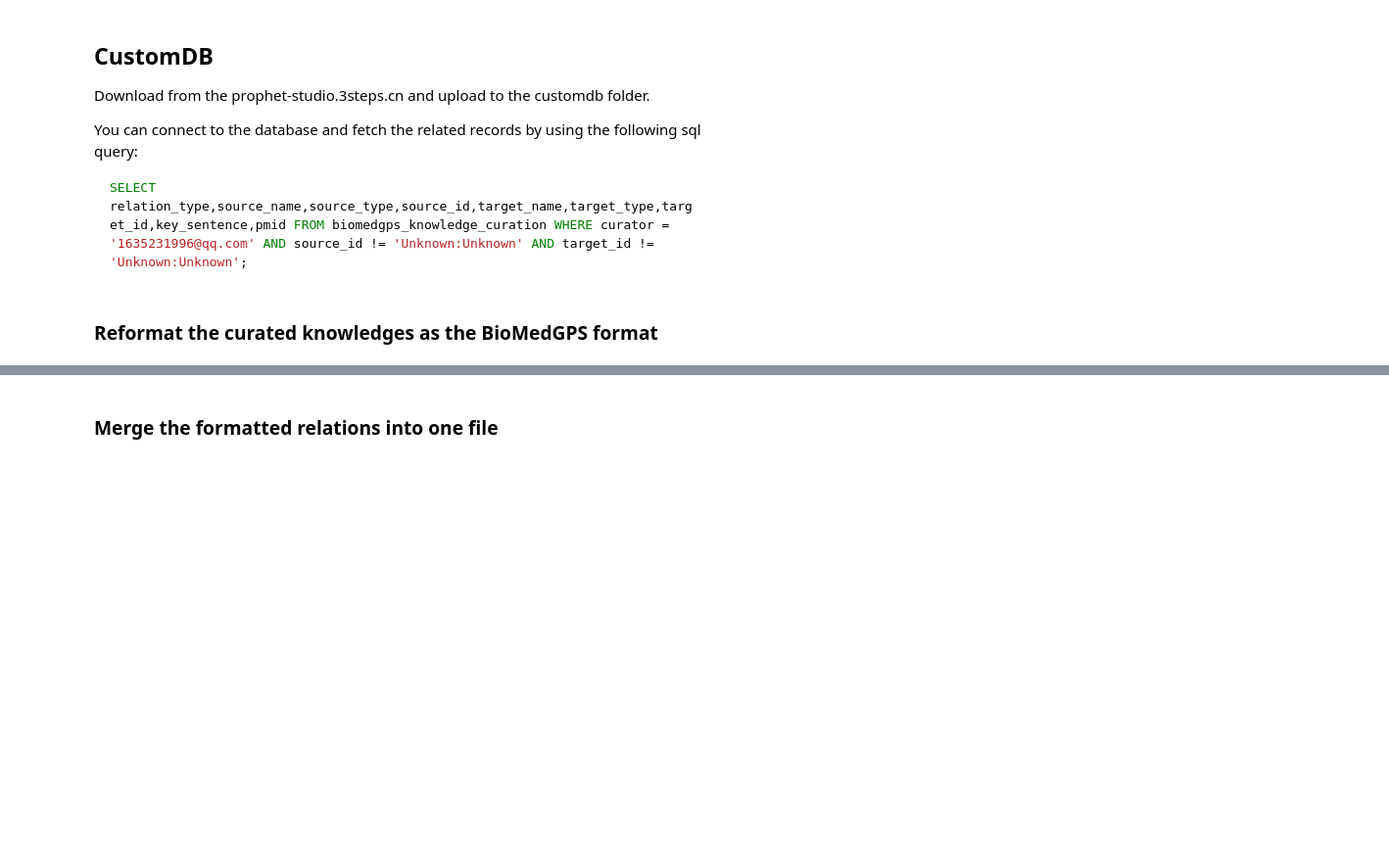
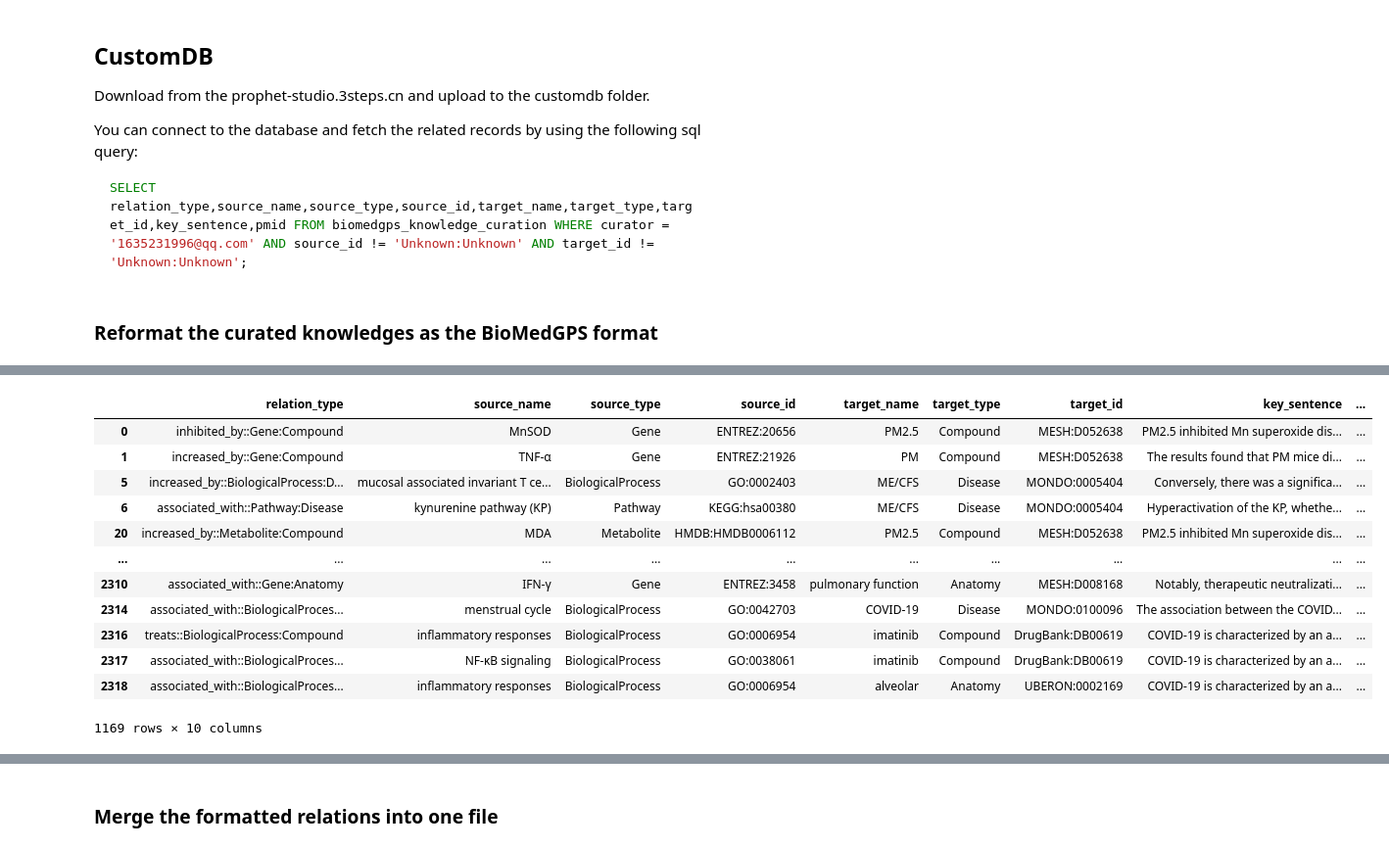
Before and after one commit to open-prophetdb/biomedgps-data, a Jupyter notebook: graph_data/relations/customdb/main.ipynb, the cells around one changed output, grey strips where cells are left out. Shown at 98% size. Drawn from its saved outputs; the diff is of its cells as text; code cells hidden in the pictures; blank space fills up the shorter version.

```diff
--- a/graph_data/relations/customdb/main.ipynb
+++ b/graph_data/relations/customdb/main.ipynb
@@ -96,3 +275,54 @@ print(invalid_relations["relation_type"].unique())
+# %%
+#custom_20240329v
+relation_type_map = {
+    "increased_by::BiologicalProcess:Disease": "BioMedGPS::E+::Disease:BiologicalProcess",
+    "associated_with::Pathway:Disease": "BioMedGPS::AssociatedWith::Pathway:Disease",
+    "reduced_by::BiologicalProcess:Disease": "BioMedGPS::E-::Disease:BiologicalProcess",
+    "reduced_by::Gene:Disease": "Hetionet::DdG::Disease:Gene",
+    "associated_with::Compound:Disease": "GNBR::C::Compound:Disease",
+    "associated_with::Symptom:Disease": "HSDN::has_symptom::Disease:Symptom",
+    "associated_with::Phenotype:Disease": "HSDN::has_phenotype::Disease:Phenotype",
+    "associated_with::Metabolite:Disease": "BioMedGPS::AssociatedWith::Metabolite:Disease",
+    "associated_with::BiologicalProcess:Disease": "BioMedGPS::AssociatedWith::BiologicalProcess:Disease",
+    "biomarker::Compound:Disease": "GNBR::Mp::Compound:Disease",
+    "biomarker::Metabolite:Disease": "BioMedGPS::Biomarker::Metabolite:Disease",
+    "inhibited_by::BiologicalProcess:Disease": "BioMedGPS::E-::Disease:BiologicalProcess",
+    "associated_with::Anatomy:Disease": "Hetionet::Aa::Anatomy:Disease",
+    "biomarker::Gene:Disease": "GNBR::Md::Gene:Disease",
+    "biomarker::BiologicalProcess:Disease": None,
+    "biomarker::CellularComponent:Disease": None,
+    "biomarker::Disease:BiologicalProcess": None,
+    "associated_with::CellularComponent:Disease": "BioMedGPS::AssociatedWith::CellularComponent:Disease",
+    "treats::Compound:Disease": "DRUGBANK::treats::Compound:Disease",
+    "treats::Metabolite:Disease": "DRUGBANK::treats::Metabolite:Disease",
+    "associated_with::Disease:Compound": "GNBR::C::Compound:Disease",
+    "biomarker::Pathway:Disease": "BioMedGPS::AssociatedWith::Pathway:Disease",
+    "associated_with::Disease:BiologicalProcess": "BioMedGPS::AssociatedWith::Disease:BiologicalProcess",
+    "reduced_by::Metabolite:Disease": "BioMedGPS::E-::Disease:Metabolite",
+    "induced_by::BiologicalProcess:Disease": "BioMedGPS::E+::Disease:BiologicalProcess",
+    "increased_by::Symptom:Disease": "HSDN::has_symptom::Disease:Symptom",
+    "increased_by::Phenotype:Disease": "HSDN::has_phenotype::Disease:Phenotype",
+    "biomarker::Anatomy:Disease": None,
+    "reduced_by::Pathway:Disease": "BioMedGPS::E-::Disease:Pathway",
+    "increased_by::Metabolite:Disease": "BioMedGPS::E+::Disease:Metabolite",
+    "downregulated_in::Metabolite:Disease": "BioMedGPS::E-::Disease:Metabolite",
+    "increased_by::Anatomy:Disease": None,
+    "reduced_by::Compound:Disease": "GNBR::C::Compound:Disease",
+}
+# %% [output]
+|  | relation_type | source_name | source_type | source_id | target_name | target_type | target_id | key_sentence | ... |
+| 0 | inhibited_by::Gene:Compound | MnSOD | Gene | ENTREZ:20656 | PM2.5 | Compound | MESH:D052638 | PM2.5 inhibited Mn superoxide dis... | ... |
+| 1 | increased_by::Gene:Compound | TNF-α | Gene | ENTREZ:21926 | PM | Compound | MESH:D052638 | The results found that PM mice di... | ... |
+| 5 | increased_by::BiologicalProcess:D... | mucosal associated invariant T ce... | BiologicalProcess | GO:0002403 | ME/CFS | Disease | MONDO:0005404 | Conversely, there was a significa... | ... |
+| 6 | associated_with::Pathway:Disease | kynurenine pathway (KP) | Pathway | KEGG:hsa00380 | ME/CFS | Disease | MONDO:0005404 | Hyperactivation of the KP, whethe... | ... |
+| 20 | increased_by::Metabolite:Compound | MDA | Metabolite | HMDB:HMDB0006112 | PM2.5 | Compound | MESH:D052638 | PM2.5 inhibited Mn superoxide dis... | ... |
+| ... | ... | ... | ... | ... | ... | ... | ... | ... | ... |
+| 2310 | associated_with::Gene:Anatomy | IFN-γ | Gene | ENTREZ:3458 | pulmonary function | Anatomy | MESH:D008168 | Notably, therapeutic neutralizati... | ... |
+| 2314 | associated_with::BiologicalProces... | menstrual cycle | BiologicalProcess | GO:0042703 | COVID-19 | Disease | MONDO:0100096 | The association between the COVID... | ... |
+| 2316 | treats::BiologicalProcess:Compound | inflammatory responses | BiologicalProcess | GO:0006954 | imatinib | Compound | DrugBank:DB00619 | COVID-19 is characterized by an a... | ... |
+| 2317 | associated_with::BiologicalProces... | NF-κB signaling | BiologicalProcess | GO:0038061 | imatinib | Compound | DrugBank:DB00619 | COVID-19 is characterized by an a... | ... |
+| 2318 | associated_with::BiologicalProces... | inflammatory responses | BiologicalProcess | GO:0006954 | alveolar | Anatomy | UBERON:0002169 | COVID-19 is characterized by an a... | ... |
+1169 rows × 10 columns
 # %%
 print(
     invalid_relations[
```
Also changed, not shown: parts of 12 cells of this notebook, 24 other files.
